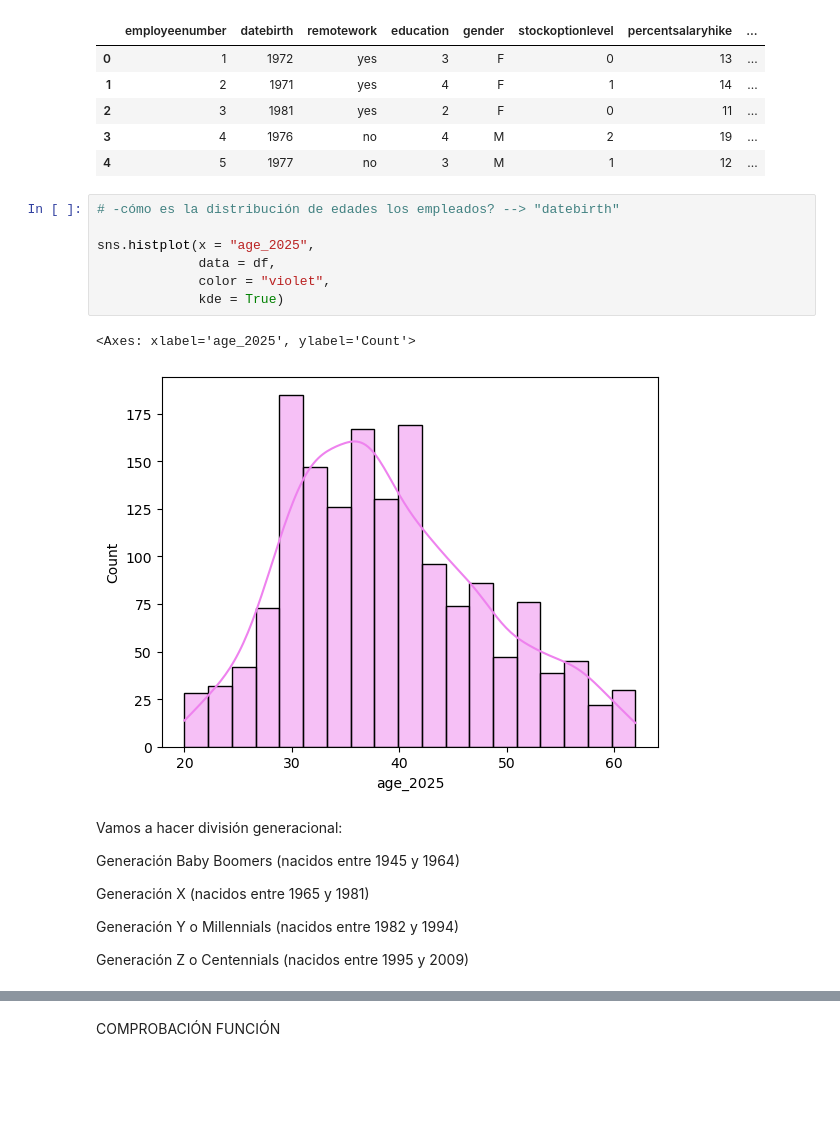
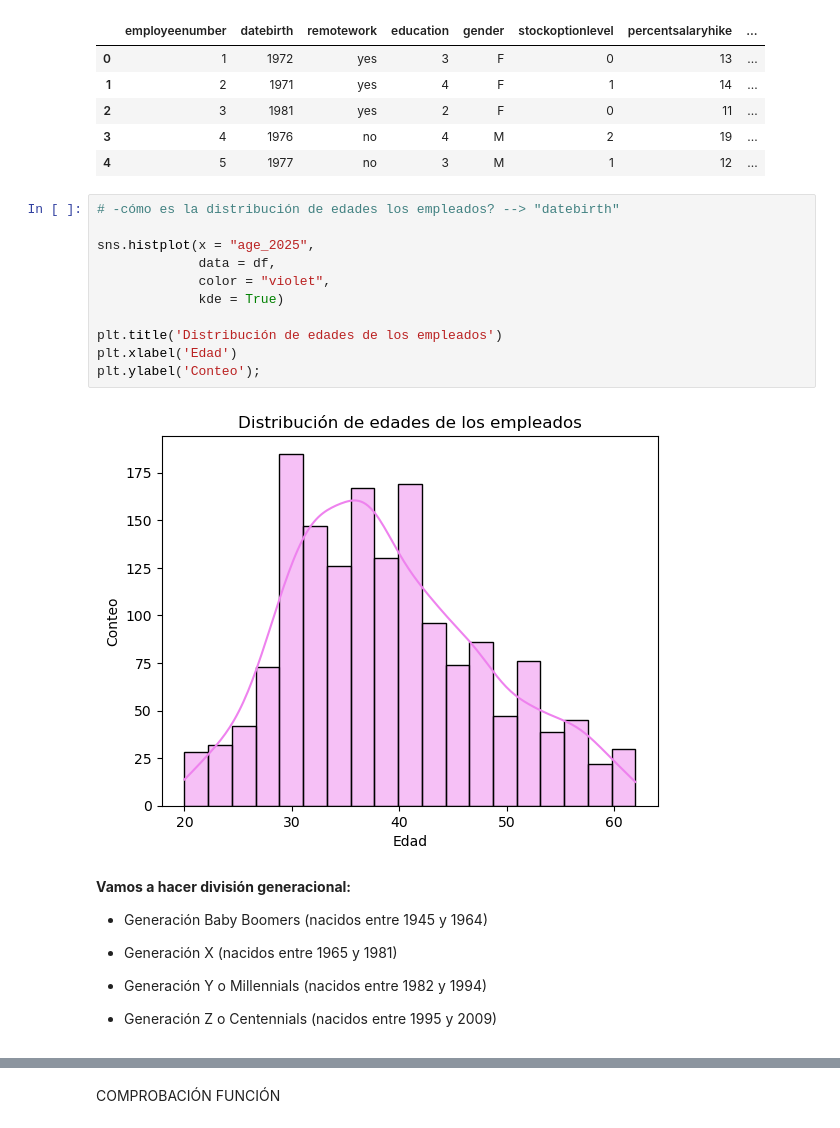
Before and after one commit to NuriaSalasVazquez/project-da-promo-49-modulo-3-team-4, a Jupyter notebook: EDA.ipynb, the cells around one changed output, grey strips where cells are left out. Cells and saved outputs as stored; diff of their text form; blank space fills up the shorter version.

```diff
--- a/EDA.ipynb
+++ b/EDA.ipynb
@@ -276,21 +272,24 @@ df.head()
 # %%
 # -cómo es la distribución de edades los empleados? --> "datebirth"
 
 sns.histplot(x = "age_2025",
              data = df,
              color = "violet",
              kde = True)
+
+plt.title('Distribución de edades de los empleados')
+plt.xlabel('Edad')
+plt.ylabel('Conteo');
 # %% [output]
-<Axes: xlabel='age_2025', ylabel='Count'>
-[figure, old version]
+[figure, new version]
 # %% [markdown]
-Vamos a hacer división generacional:
+**Vamos a hacer división generacional:**
 
-Generación Baby Boomers (nacidos entre 1945 y 1964)
+- Generación Baby Boomers (nacidos entre 1945 y 1964)
 
-Generación X (nacidos entre 1965 y 1981)
+- Generación X (nacidos entre 1965 y 1981)
 
-Generación Y o Millennials (nacidos entre 1982 y 1994)
+- Generación Y o Millennials (nacidos entre 1982 y 1994)
 
-Generación Z o Centennials (nacidos entre 1995 y 2009)
+- Generación Z o Centennials (nacidos entre 1995 y 2009)
 # %%
```
Also changed, not shown: parts of 44 cells of this notebook.
